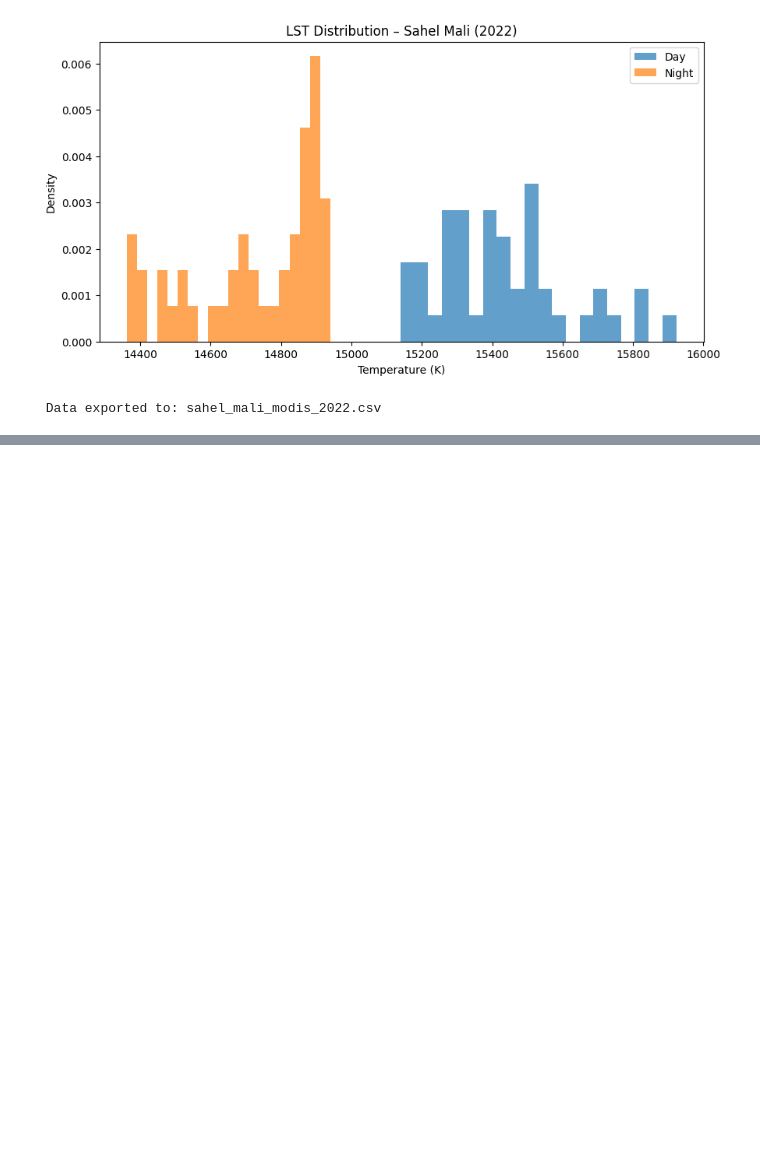
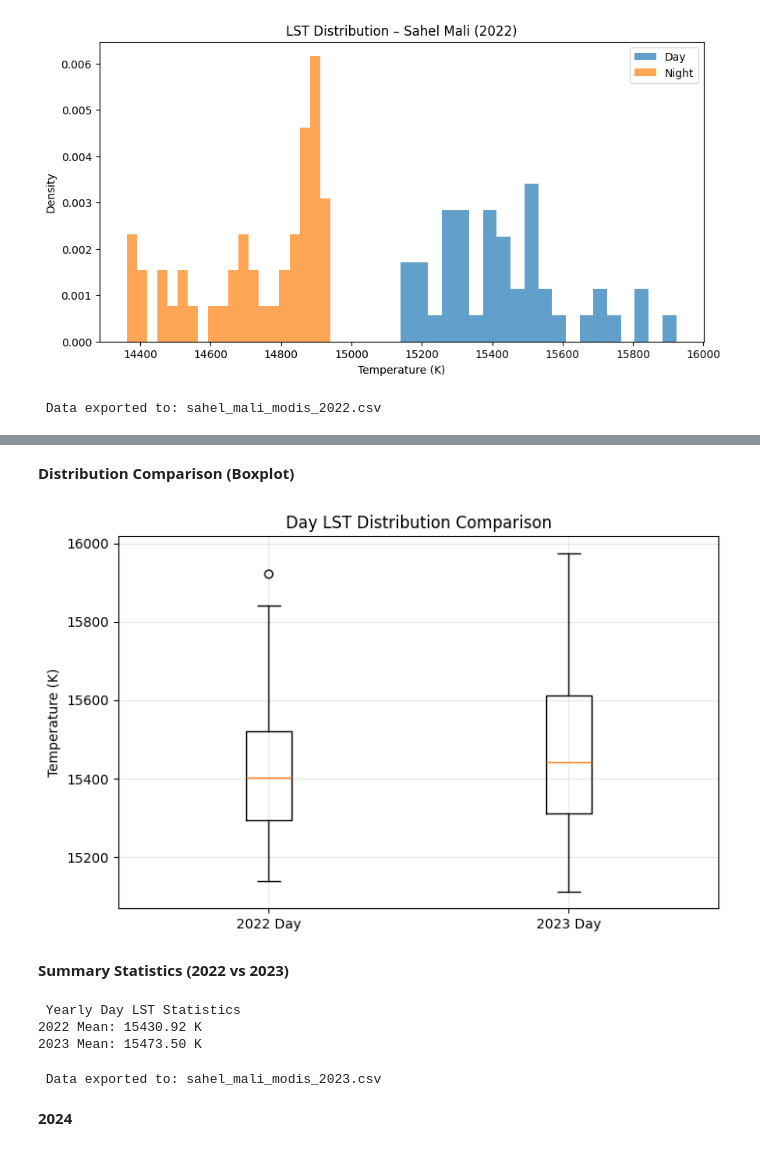
Before and after one commit to Amzilynn/Geoepidemiology-Profiling, a Jupyter notebook: Geoepidemiology_Profiling.ipynb, the cells around one changed output, grey strips where cells are left out. Cells and saved outputs as stored; diff of their text form; code cells hidden in the pictures; blank space fills up the shorter version.

```diff
--- a/Geoepidemiology_Profiling.ipynb
+++ b/Geoepidemiology_Profiling.ipynb
@@ -923,0 +990,46 @@ if not df_sahel_2022.empty:
+# %% [markdown]
+**Distribution Comparison (Boxplot)**
+# %%
+if not df_sahel_2023.empty:
+    temp_data = []
+    labels = []
+
+    if not df_sahel_2022.empty:
+        temp_data.append(df_sahel_2022['LST_Day_1km_mean'].dropna())
+        labels.append('2022 Day')
+
+    temp_data.append(df_sahel_2023['LST_Day_1km_mean'].dropna())
+    labels.append('2023 Day')
+
+    plt.figure(figsize=(8, 5))
+    plt.boxplot(temp_data, labels=labels)
+    plt.title('Day LST Distribution Comparison')
+    plt.ylabel('Temperature (K)')
+    plt.grid(alpha=0.3)
+    plt.show()
+else:
+    print("No data available")
+# %% [output]
+[figure, added]
+# %% [markdown]
+**Summary Statistics (2022 vs 2023)**
+# %%
+print(" Yearly Day LST Statistics")
+
+if not df_sahel_2022.empty:
+    print(f"2022 Mean: {df_sahel_2022['LST_Day_1km_mean'].mean():.2f} K")
+
+if not df_sahel_2023.empty:
+    print(f"2023 Mean: {df_sahel_2023['LST_Day_1km_mean'].mean():.2f} K")
+# %% [output]
+ Yearly Day LST Statistics
+2022 Mean: 15430.92 K
+2023 Mean: 15473.50 K
+# %%
+if not df_sahel_2023.empty:
+    df_sahel_2023.to_csv('sahel_mali_modis_2023.csv', index=False)
+    print(" Data exported to: sahel_mali_modis_2023.csv")
+# %% [output]
+ Data exported to: sahel_mali_modis_2023.csv
+# %% [markdown]
+**2024**
```
Also changed, not shown: parts of 32 cells of this notebook.
